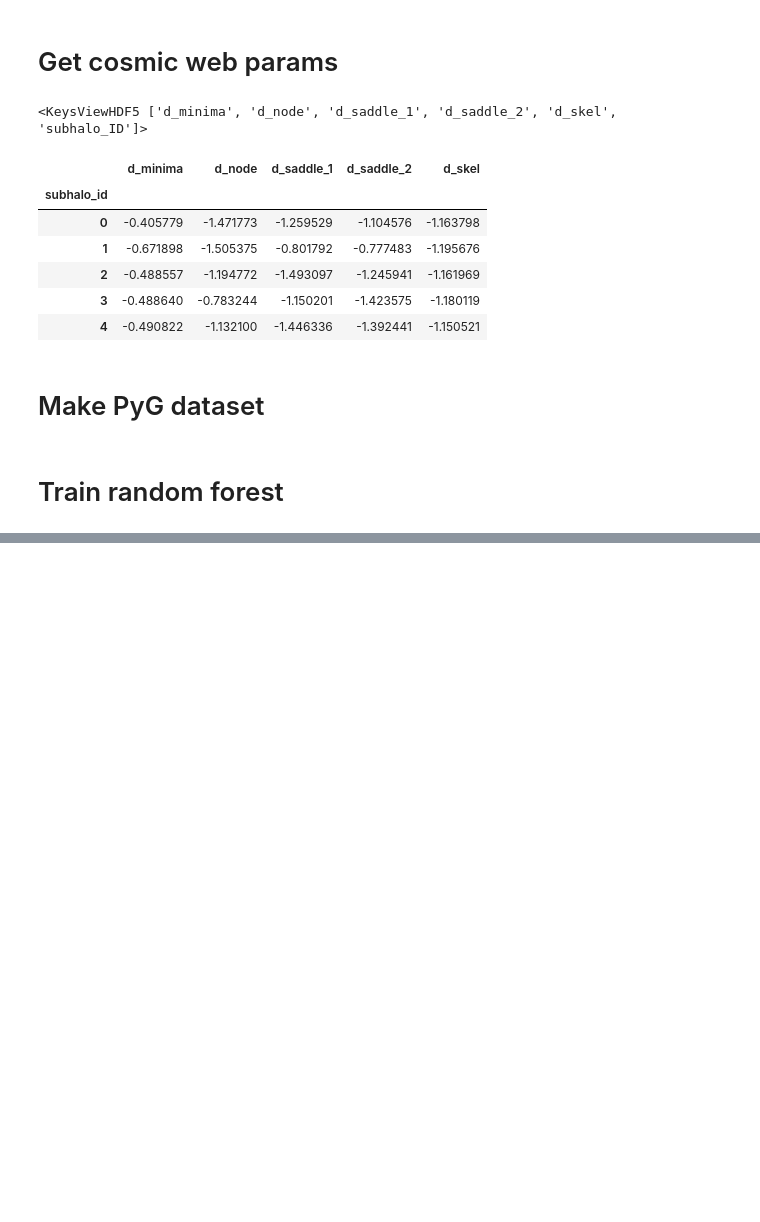
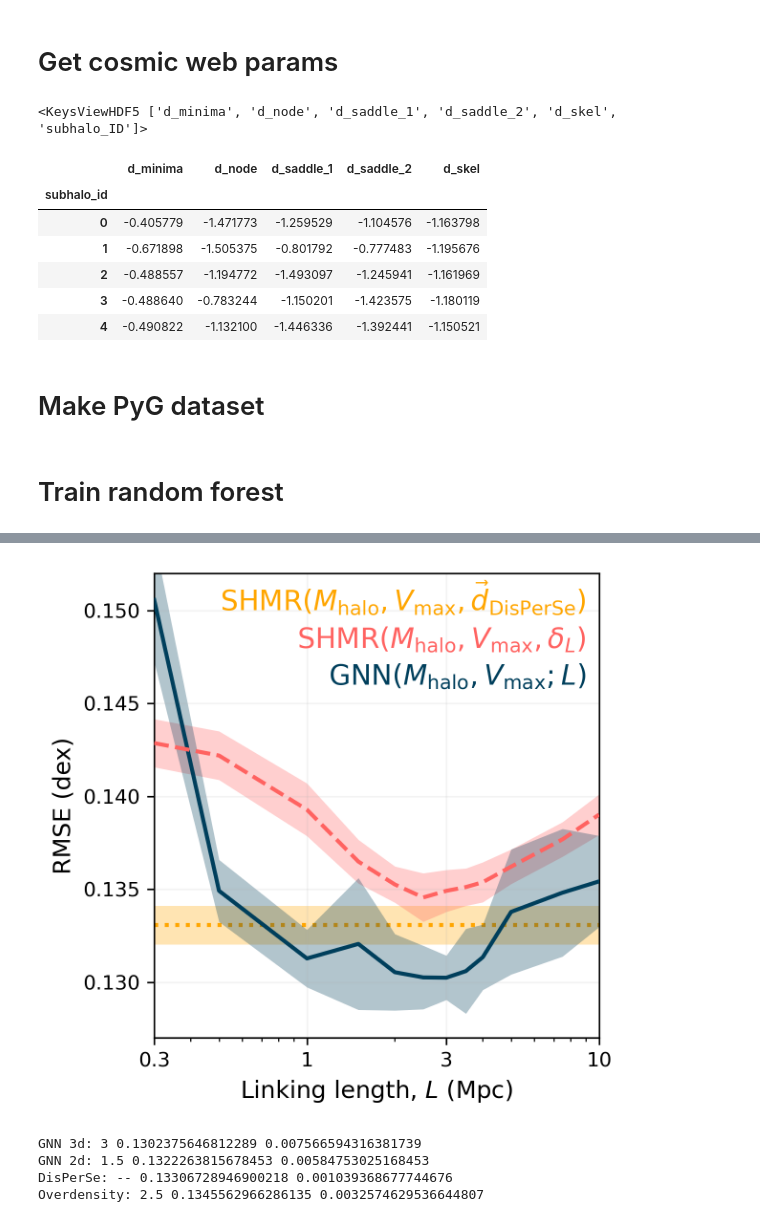
Before and after one commit to jwuphysics/halo-gnns, a Jupyter notebook: notebook/linking-length-tests/disperse_cosmic_web.ipynb, the cells around one changed output, grey strips where cells are left out. Cells and saved outputs as stored; diff of their text form; code cells hidden in the pictures; blank space fills up the shorter version.

Commit message:
get results

```diff
--- a/notebook/linking-length-tests/disperse_cosmic_web.ipynb
+++ b/notebook/linking-length-tests/disperse_cosmic_web.ipynb
@@ -278,0 +288,20 @@ def train_validate_disperse(data, k, split=6):
+# %%
+def rmse(p, y): return ((p - y) ** 2).mean()**0.5
+# %%
+def get_rmse_kfold(k, D):
+    df_3d = pd.read_csv(f"{results_dir}/r_link{D}/validation-fold{k}.csv")
+    df_2d = pd.read_csv(f"{results_dir}/r_link{D}/validation-projected-fold{k}.csv")
+    df_cw = pd.read_csv(f"{ROOT}/results/predicting-Mstar/cosmic_web_disperse/validation-fold{k}.csv")
+    return (
+        rmse(df_3d["p_GNN_3d"], df_3d["log_Mstar"]),
+        rmse(df_2d["p_GNN_2d"], df_2d["log_Mstar"]),
+        rmse(df_3d["p_RF_overdensity"], df_3d["log_Mstar"]),
+        rmse(df_cw["p_RF_disperse"], df_cw["log_Mstar"])
+    )
+# %%
+loops = 1
+aggr = "multi"
+results_dir = f"{ROOT}/results/predicting-Mstar/gnns-upgraded_{aggr}_loops-{loops}"
+D_links = [0.3, 0.5, 1, 1.5, 2, 2.5, 3, 3.5, 4, 5, 7.5, 10]
+
+c0, c1, c2, c3, c4 = '#003f5c', '#58508d', '#bc5090', '#ff6361', '#ffa600'
@@ -278,0 +331,57 @@ def train_validate_disperse(data, k, split=6):
+# %%
+plt.figure(figsize=(4.2, 4.), dpi=300)
+
+rmse_3d, rmse_2d, rmse_overdensity  = [], [], []
+
+for D in D_links:
+    res_k = np.array(list(get_rmse_kfold(k, D) for k in range(1,7))).T
+    rmse_3d.append(res_k[0])
+    rmse_2d.append(res_k[1])
+    rmse_overdensity.append(res_k[2])
+
+rmse_cw = res_k[3]
+
+plt.axhline(np.mean(rmse_cw), c=c4, lw=2, ls=":", zorder=1)
+plt.axhspan(np.mean(rmse_cw)-np.std(rmse_cw), np.mean(rmse_cw)+np.std(rmse_cw), color=c4, lw=0, alpha=0.3, zorder=1)
+
+plt.plot(D_links, np.mean(rmse_overdensity, 1), c=c3, lw=2, ls="--", zorder=4)
+plt.fill_between(D_links, np.mean(rmse_overdensity, 1)-np.std(rmse_overdensity, 1), np.mean(rmse_overdensity, 1)+np.std(rmse_overdensity, 1), color=c3, alpha=0.3, lw=0)
+
+# plt.plot(D_links, np.mean(rmse_2d, 1), c=c3, lw=2, zorder=2)
+# plt.fill_between(D_links, np.mean(rmse_2d, 1)-np.std(rmse_2d, 1), np.mean(rmse_2d, 1)+np.std(rmse_2d, 1), color=c3, alpha=0.3, lw=0)
+
+plt.plot(D_links, np.mean(rmse_3d, 1), c=c0, lw=2, zorder=3)
+plt.fill_between(D_links, np.mean(rmse_3d, 1)-np.std(rmse_3d, 1), np.mean(rmse_3d, 1)+np.std(rmse_3d, 1), color=c0, alpha=0.3, lw=0)
+
+plt.text(0.97, 0.92, "SHMR($M_{\\rm halo},V_{\\rm max},\\vec{d}_{\\rm DisPerSe}$)", ha="right", transform=plt.gca().transAxes, fontsize=14, color=c4)
+plt.text(0.97, 0.84, "SHMR($M_{\\rm halo},V_{\\rm max},\\delta_L$)", ha="right", transform=plt.gca().transAxes, fontsize=14, color=c3)
+plt.text(0.97, 0.76, "GNN($M_{\\rm halo},V_{\\rm max};L$)", ha="right", transform=plt.gca().transAxes, fontsize=14, color=c0)
+
+# plt.legend(loc="upper right", framealpha=0, fontsize=12, markerfirst=False)
+plt.xscale("log")
+plt.xticks(ticks=[0.3, 1, 3, 10], labels=[0.3, 1, 3, 10])
+plt.grid(alpha=0.15)
+plt.xlabel("Linking length, $L$ (Mpc)", fontsize=12)
+plt.ylabel("RMSE (dex)", fontsize=12)
+plt.ylim(0.127, 0.152)
+plt.xlim(0.3, 10)
+plt.tight_layout()
+plt.savefig(f"{results_dir}/GNN_cosmic_web.pdf")
+# %% [output]
+[figure, added]
+# %%
+best_ind_gnn_3d = np.argmin(np.mean(rmse_3d, 1))
+print("GNN 3d:", D_links[best_ind_rmse_3d], np.array(rmse_3d)[best_ind_gnn_3d].mean(), np.array(rmse_3d)[:best_ind_gnn_3d].std())
+
+best_ind_gnn_2d = np.argmin(np.mean(rmse_2d, 1))
+print("GNN 2d:", D_links[best_ind_gnn_2d], np.array(rmse_2d)[best_ind_gnn_2d].mean(), np.array(rmse_2d)[:best_ind_gnn_2d].std())
+
+print("DisPerSe:", "--", np.mean(rmse_cw), np.std(rmse_cw))
+
+best_ind_overdensity = np.argmin(np.mean(rmse_overdensity, 1))
+print("Overdensity:", D_links[best_ind_overdensity], np.array(rmse_overdensity)[best_ind_overdensity].mean(), np.array(rmse_overdensity)[:best_ind_overdensity].std())
+# %% [output]
+GNN 3d: 3 0.1302375646812289 0.007566594316381739
+GNN 2d: 1.5 0.1322263815678453 0.00584753025168453
+DisPerSe: -- 0.13306728946900218 0.001039368677744676
+Overdensity: 2.5 0.1345562966286135 0.0032574629536644807
```
Also changed, not shown: parts of 7 cells of this notebook, 1 other file.
